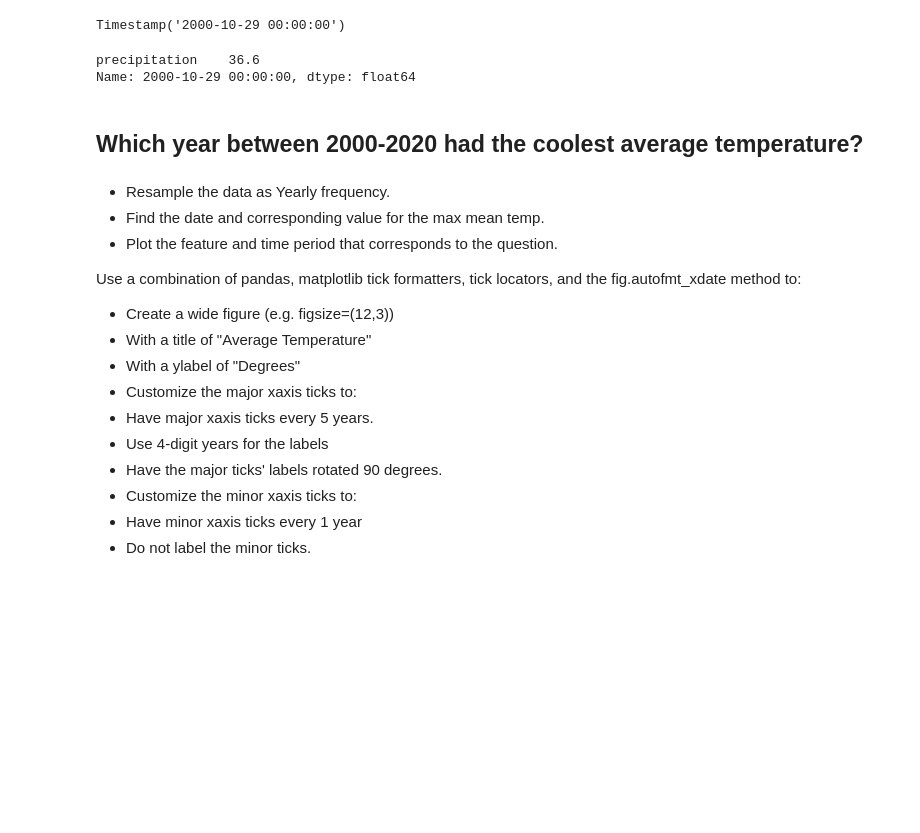
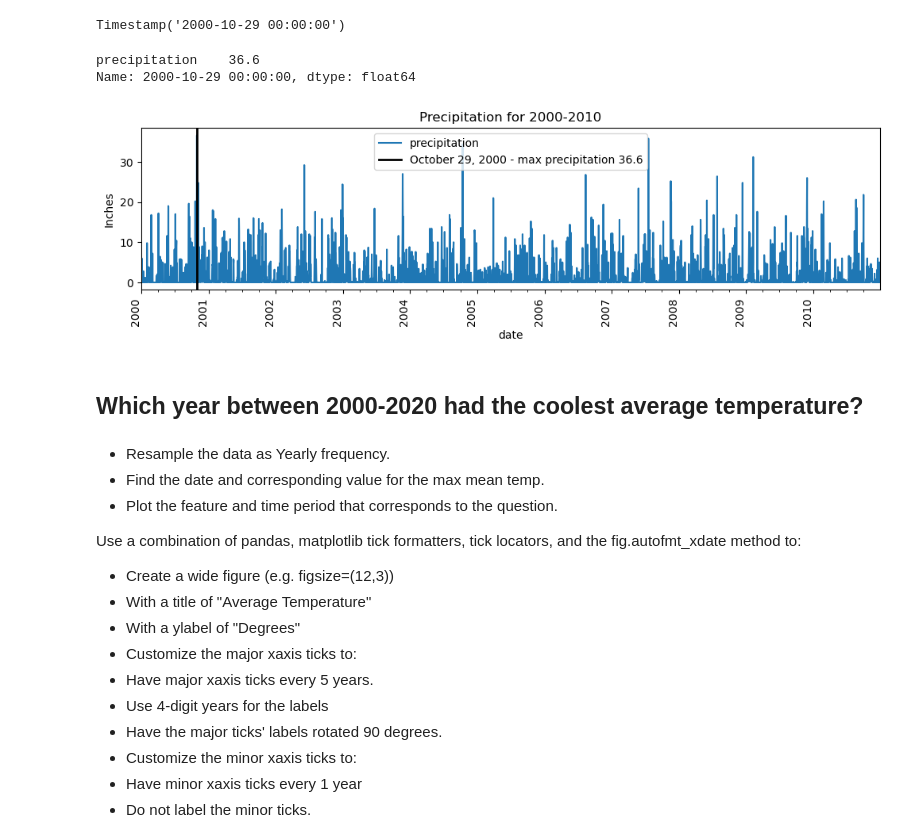
Before and after one commit to Numann-Malik/Resampling-Datetime-Data, a Jupyter notebook: Resampling Datetime Data.ipynb, the cells around one changed output. Drawn from its saved outputs; the diff is of its cells as text; code cells hidden in the pictures; blank space fills up the shorter version.

```diff
--- a/Resampling Datetime Data.ipynb
+++ b/Resampling Datetime Data.ipynb
@@ -217,7 +217,7 @@ plot_df
 | 2010-12-31 | 0.0 |
 4018 rows × 1 columns
 # %%
-max_date = plot_df['precipitation','snow_depth'].idxmax()
+max_date = plot_df['precipitation'].idxmax()
 max_date
 # %% [output]
 Timestamp('2000-10-29 00:00:00')
@@ -229,23 +229,27 @@ Name: 2000-10-29 00:00:00, dtype: float64
 # %%
 ## Plot the data
 ax = plot_df.plot(figsize=(12,3))
 ax.set(title='Precipitation for 2000-2010', ylabel='Inches')
+ax.axvline(max_date, color = 'k', lw = 2, ls = '-', label = 'October 29, 2000 - max precipitation 36.6')
+ax.legend();
 
 # customize major ticks
 major_loc =  mdates.YearLocator(1)
 major_fmt = mdates.DateFormatter("%Y")
 
 ax.xaxis.set_major_locator(major_loc)
 ax.xaxis.set_major_formatter(major_fmt)
 
 # customize minor ticks
 minor_loc =  mdates.MonthLocator(interval=3)
 
 ax.xaxis.set_minor_locator(minor_loc)
 
 ## Final xdate tweaks
 fig = ax.get_figure()
 fig.autofmt_xdate(which='major',rotation=90)
+# %% [output]
+[figure, added]
 # %% [markdown]
 ## Which year between 2000-2020 had the coolest average temperature?
 # %% [markdown]
```
Also changed, not shown: parts of 6 cells of this notebook.
